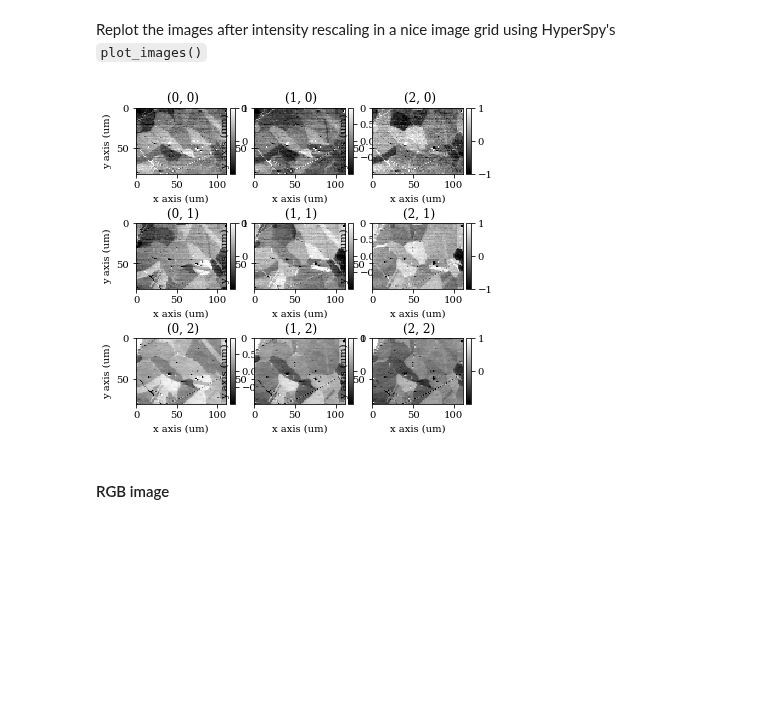
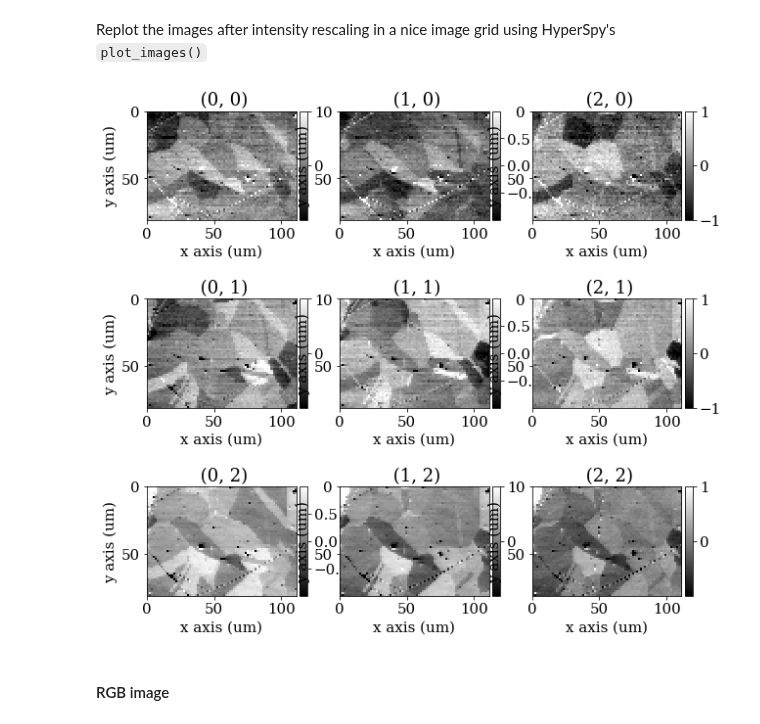
Before and after one commit to pyxem/kikuchipy, a Jupyter notebook: doc/examples/mandm2021_sunday_short_course.ipynb, the cells around one changed output. Drawn from its saved outputs; the diff is of its cells as text; code cells hidden in the pictures; blank space fills up the shorter version.

```diff
--- a/doc/examples/mandm2021_sunday_short_course.ipynb
+++ b/doc/examples/mandm2021_sunday_short_course.ipynb
@@ -51,6 +51,9 @@ import matplotlib.pyplot as plt
 from diffsims.crystallography import ReciprocalLatticePoint
 import kikuchipy as kp
 from orix import io, quaternion, sampling, vector
+
+
+plt.rcParams.update({"figure.facecolor": "w", "font.size": 15})
 # %% [markdown]
 Load (and download) an EBSD dataset of polycrystalline, recrystallized Nickel which is part of the `kikuchipy.data` module ("large" = 13 MB, compared to "small" < 1 MB).
 # %%
@@ -144,9 +147,10 @@ Rescaling the image intensities:
 # %% [markdown]
 Replot the images after intensity rescaling in a nice image grid using HyperSpy's `plot_images()`
 # %%
-hs.plot.plot_images(vbse_imgs);
+fig = plt.figure(figsize=(10, 10))
+hs.plot.plot_images(vbse_imgs, fig=fig);
 # %% [output]
-[figure, old version]
+[figure, new version]
 # %% [markdown]
 #### RGB image
 # %% [markdown]
```
Also changed, not shown: parts of 24 cells of this notebook, 3 other files.
